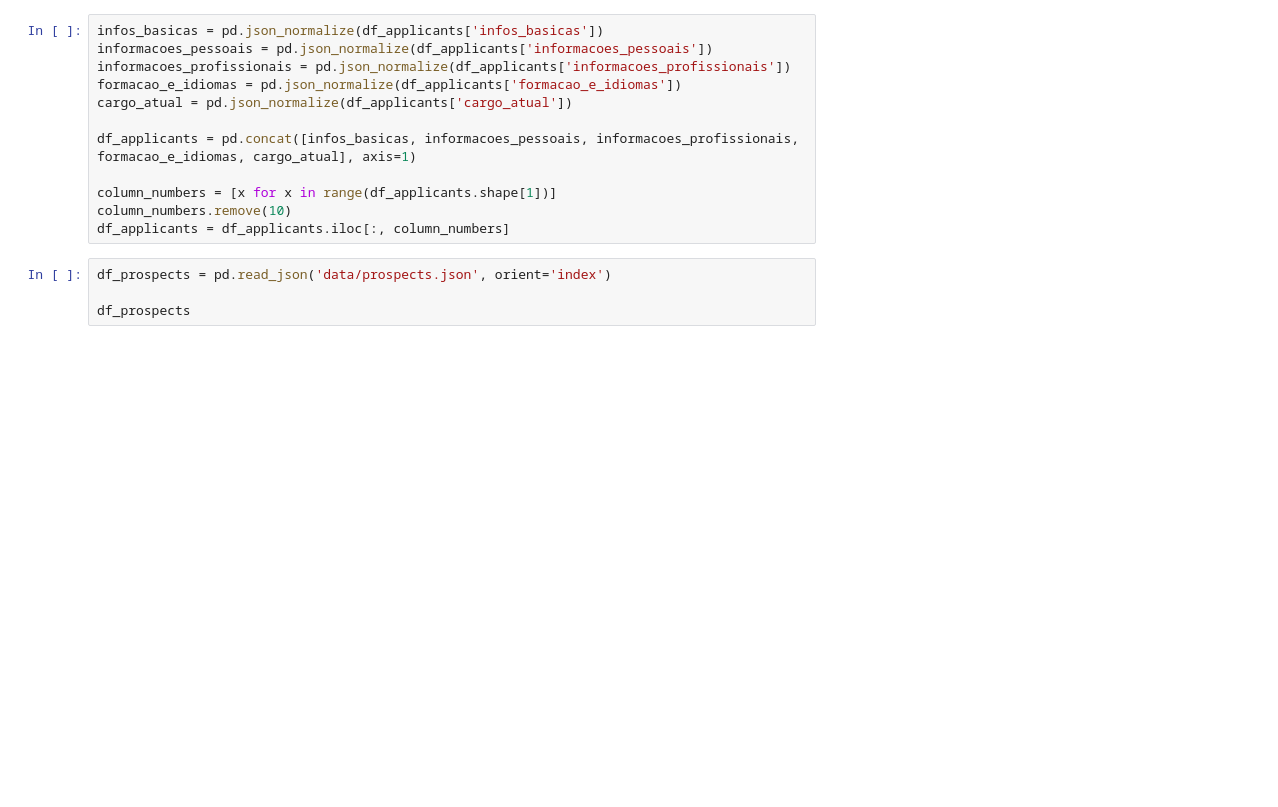
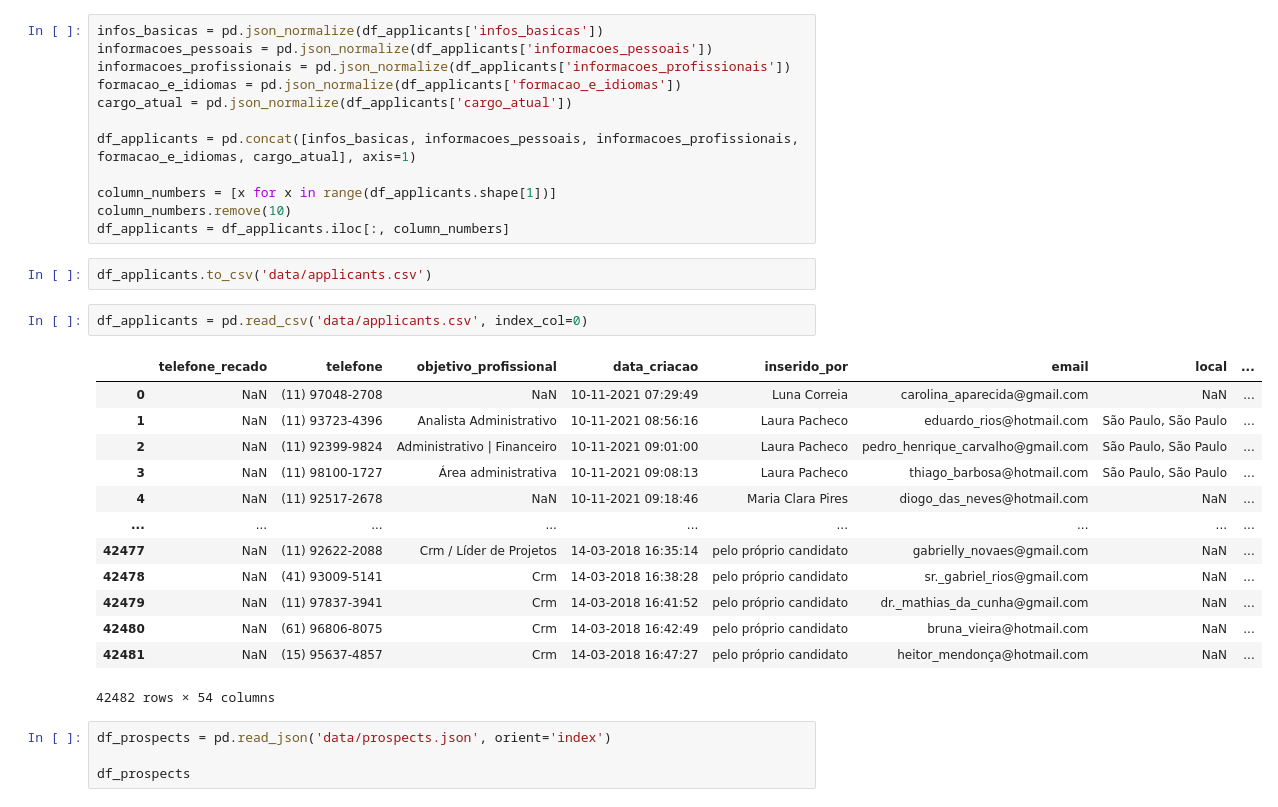
Before and after one commit to fcoalcantarajr/projeto-datathon-fiap, a Jupyter notebook: analysis.ipynb, the cells around one changed output. Cells and saved outputs as stored; diff of their text form; blank space fills up the shorter version.

```diff
--- a/analysis.ipynb
+++ b/analysis.ipynb
@@ -23,6 +23,24 @@ df_applicants = pd.concat([infos_basicas, informacoes_pessoais, informacoes_prof
 column_numbers = [x for x in range(df_applicants.shape[1])]
 column_numbers.remove(10)
 df_applicants = df_applicants.iloc[:, column_numbers]
+# %%
+df_applicants.to_csv('data/applicants.csv')
+# %%
+df_applicants = pd.read_csv('data/applicants.csv', index_col=0)
+# %% [output]
+|  | telefone_recado | telefone | objetivo_profissional | data_criacao | inserido_por | email | local | ... |
+| 0 | NaN | (11) 97048-2708 | NaN | 10-11-2021 07:29:49 | Luna Correia | carolina_aparecida@gmail.com | NaN | ... |
+| 1 | NaN | (11) 93723-4396 | Analista Administrativo | 10-11-2021 08:56:16 | Laura Pacheco | eduardo_rios@hotmail.com | São Paulo, São Paulo | ... |
+| 2 | NaN | (11) 92399-9824 | Administrativo | Financeiro | 10-11-2021 09:01:00 | Laura Pacheco | pedro_henrique_carvalho@gmail.com | São Paulo, São Paulo | ... |
+| 3 | NaN | (11) 98100-1727 | Área administrativa | 10-11-2021 09:08:13 | Laura Pacheco | thiago_barbosa@hotmail.com | São Paulo, São Paulo | ... |
+| 4 | NaN | (11) 92517-2678 | NaN | 10-11-2021 09:18:46 | Maria Clara Pires | diogo_das_neves@hotmail.com | NaN | ... |
+| ... | ... | ... | ... | ... | ... | ... | ... | ... |
+| 42477 | NaN | (11) 92622-2088 | Crm / Líder de Projetos | 14-03-2018 16:35:14 | pelo próprio candidato | gabrielly_novaes@gmail.com | NaN | ... |
+| 42478 | NaN | (41) 93009-5141 | Crm | 14-03-2018 16:38:28 | pelo próprio candidato | sr._gabriel_rios@gmail.com | NaN | ... |
+| 42479 | NaN | (11) 97837-3941 | Crm | 14-03-2018 16:41:52 | pelo próprio candidato | dr._mathias_da_cunha@gmail.com | NaN | ... |
+| 42480 | NaN | (61) 96806-8075 | Crm | 14-03-2018 16:42:49 | pelo próprio candidato | bruna_vieira@hotmail.com | NaN | ... |
+| 42481 | NaN | (15) 95637-4857 | Crm | 14-03-2018 16:47:27 | pelo próprio candidato | heitor_mendonça@hotmail.com | NaN | ... |
+42482 rows × 54 columns
 # %%
 df_prospects = pd.read_json('data/prospects.json', orient='index')
 
```
Also changed, not shown: parts of 1 cell of this notebook, 1 other file.
